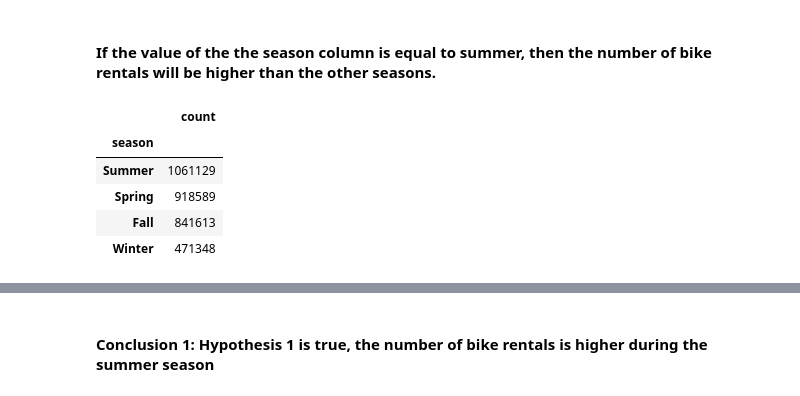
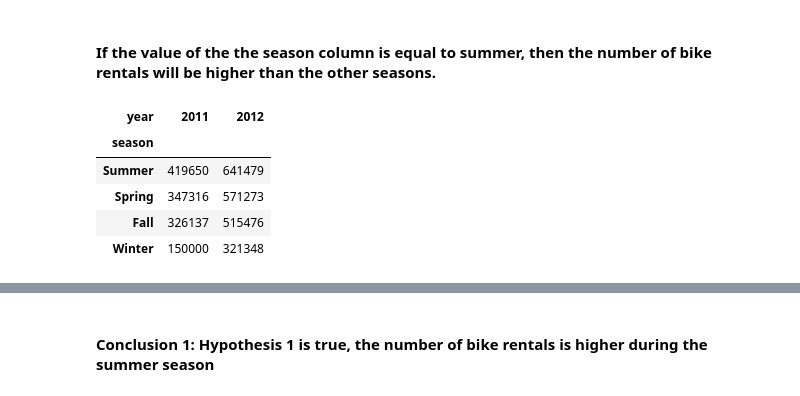
Before and after one commit to MaxLopezSalgado/capital_bike_sharing, a Jupyter notebook: eda/eda.ipynb, the cells around one changed output, grey strips where cells are left out. Saved outputs shown, nothing was run; the diff lists cells and outputs as text; code cells hidden in the pictures.

```diff
--- a/eda/eda.ipynb
+++ b/eda/eda.ipynb
@@ -46,13 +83,13 @@ rentals_time_weather.head()
 # %% [markdown]
 #### If the value of the the season column is equal to summer, then the number of bike rentals will be higher than the other seasons.
 # %%
-# create a pivot table to check the number of bike rentals in each season and order it in descending order
-rentals_per_season = rentals_time_weather.pivot_table(index='season', values='count', aggfunc='sum').sort_values(by='count', ascending=False)
-rentals_per_season
+# create two pivot tables to check the number of bike rentals in each season in 2011 and 2012 and order it in descending order
+rentals_time_weather.pivot_table(index='season', columns='year', values='count', aggfunc='sum').sort_values(by=2012, ascending=False)
+rentals_time_weather.pivot_table(index='season', columns='year', values='count', aggfunc='sum').sort_values(by=2011, ascending=False)
 # %% [output]
-|  | count |
-| season |  |
-| Summer | 1061129 |
-| Spring | 918589 |
-| Fall | 841613 |
-| Winter | 471348 |
+| year | 2011 | 2012 |
+| season |  |  |
+| Summer | 419650 | 641479 |
+| Spring | 347316 | 571273 |
+| Fall | 326137 | 515476 |
+| Winter | 150000 | 321348 |
```
Also changed, not shown: parts of 15 cells of this notebook.
